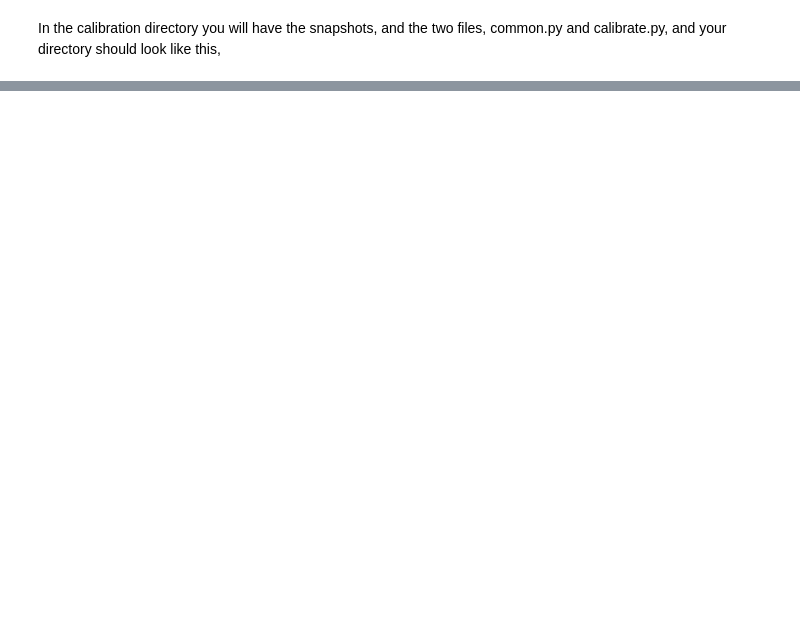
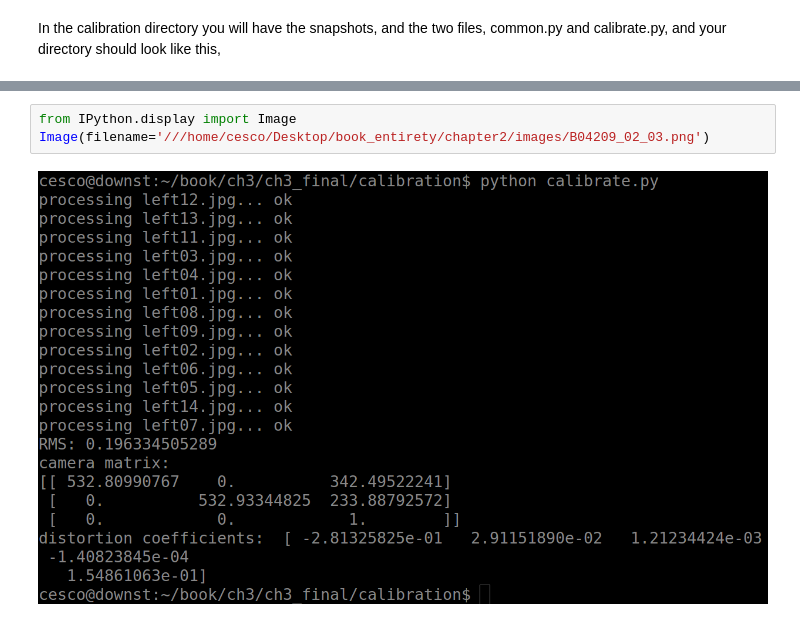
Before and after one commit to cesco345/opencv_python_examples, a Jupyter notebook: ch2/chapter2.ipynb, the cells around one changed output, grey strips where cells are left out. Cells and saved outputs as stored; diff of their text form; blank space fills up the shorter version.

```diff
--- a/ch2/chapter2.ipynb
+++ b/ch2/chapter2.ipynb
@@ -124,0 +137,5 @@ Image(filename='///home/cesco/Desktop/book_entirety/chapter2/images/B04209_02_02
+# %%
+from IPython.display import Image
+Image(filename='///home/cesco/Desktop/book_entirety/chapter2/images/B04209_02_03.png')
+# %% [output]
+[figure, added]
```
Also changed, not shown: parts of 10 cells of this notebook.
